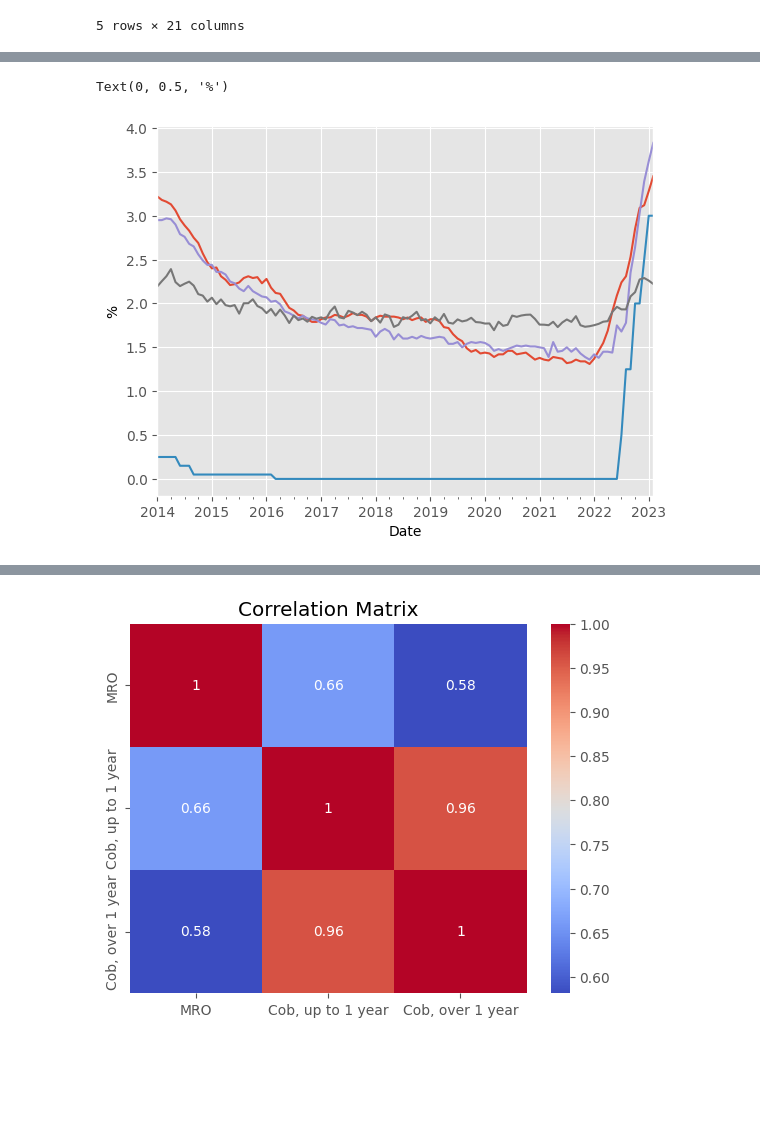
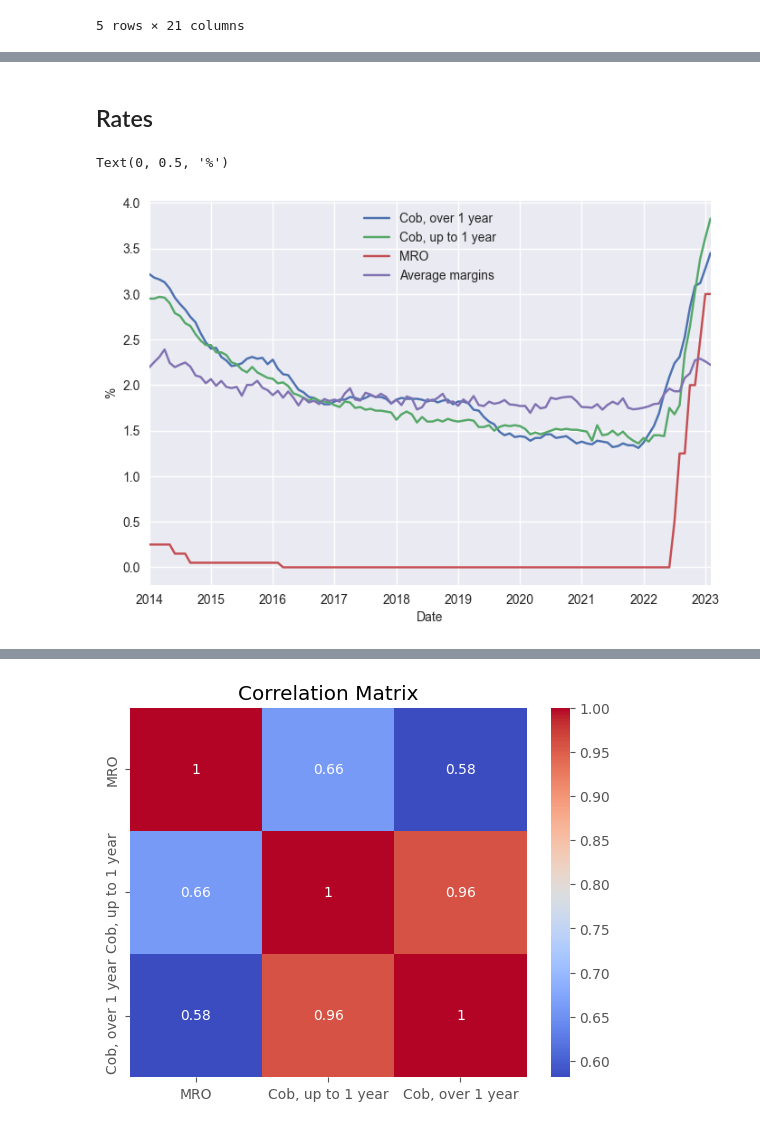
Before and after one commit to tommasograndi/Banking_research_2, a Jupyter notebook: script.ipynb, the cells around one changed output, grey strips where cells are left out. Drawn from its saved outputs; the diff is of its cells as text; code cells hidden in the pictures; blank space fills up the shorter version.

```diff
--- a/script.ipynb
+++ b/script.ipynb
@@ -16,6 +17,6 @@ from matplotlib import style
 # %%
 # Setting style for every plot
-plt.style.use('ggplot')
+plt.style.use('seaborn')
 
 # or 'seaborn' style
 # %% [markdown]
@@ -116,12 +105,15 @@ margins.head()
 | 2014-03-01 | 1.3017 | 1.5139 | 2.8993 | 1.9497 | 2.6848 | 2.5406 | 1.4667 | 1.4645 | 2.4275 | 2.9685 | 1.6675 | ... |
 | 2014-04-01 | 1.2752 | 1.5406 | 2.8666 | 1.8342 | 2.7590 | 2.6922 | 1.2043 | 1.4104 | 3.7878 | 2.8713 | 1.7406 | ... |
 | 2014-05-01 | 1.3140 | 1.5722 | 2.8086 | 1.8328 | 2.3384 | 2.6095 | 1.1124 | 1.4790 | 2.8461 | 2.8505 | 1.5861 | ... |
+# %% [markdown]
+## Rates
 # %%
 data['Cob, over 1 year'].plot()
+data[ 'Cob, up to 1 year'].plot()
 data['MRO'].plot()
-data[ 'Cob, up to 1 year'].plot()
-margins['EU_average'].plot()
+margins['EU_average'].plot(label= 'Average margins')
+plt.legend()
 plt.ylabel('%')
 # %% [output]
 Text(0, 0.5, '%')
-[figure, old version]
+[figure, new version]
```
Also changed, not shown: parts of 11 cells of this notebook.
